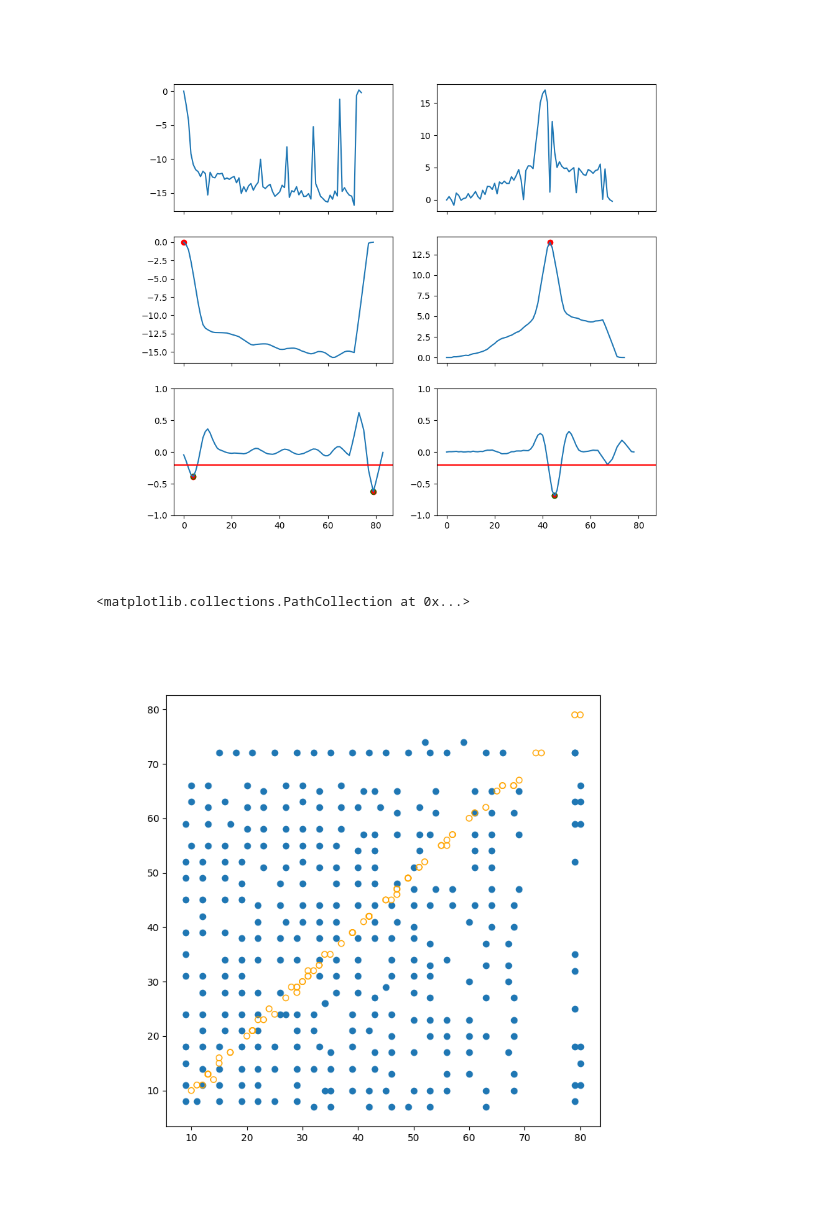
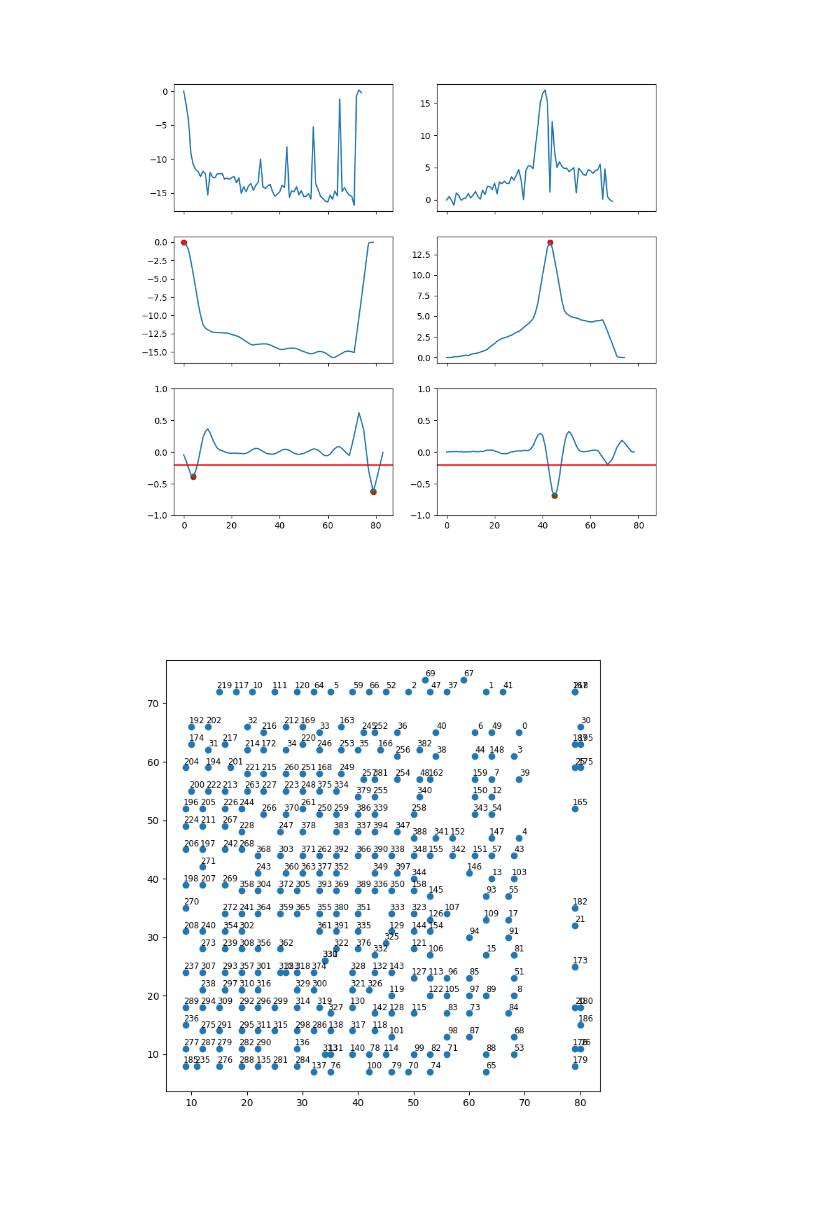
Before and after one commit to wilbertras/spatial-mapping, a Jupyter notebook: Mappings/LT343chip5/mapping_LT343chip5.ipynb, the cells around one changed output. Drawn from its saved outputs; the diff is of its cells as text; code cells hidden in the pictures.

```diff
--- a/Mappings/LT343chip5/mapping_LT343chip5.ipynb
+++ b/Mappings/LT343chip5/mapping_LT343chip5.ipynb
@@ -96,10 +98,12 @@ smooth_d2s21s = np.empty((len(xfiles)+9, 2, len(locs)))
 smooth_d2s21s[:] = np.nan
 window = np.ones(sw)/sw
 dwindow = np.ones(dw)/dw
-pos = np.empty((nr_kids, 2))
+pos = np.empty((nr_kids, 3))
 pos[:] = np.nan
-semi_pos = np.empty((nr_kids, 2))
+pos[:, 2] = np.arange(nr_kids)
+semi_pos = np.empty((nr_kids, 3))
 semi_pos[:] = np.nan
+semi_pos[:, 2] = np.arange(nr_kids)
 nr_good = 0
 nr_semi = 0
 bad = []
@@ -140,11 +144,11 @@ for i in range(nr_kids):
         bad.append(i)
         if len(locx) == 1:
             cx = np.round((propx['right_ips'] + propx['left_ips']) / 2)
-            semi_pos[i, 1] = np.nanargmin(d2x)
+            semi_pos[i, 1] = np.nanargmin(d2y)
             semi_pos[i, 0] =  cx
         if len(locy) == 1:
             cy = np.round((propy['right_ips'] + propy['left_ips']) / 2)
-            semi_pos[i, 0] = np.nanargmin(d2y)
+            semi_pos[i, 0] = np.nanargmin(d2x)
             semi_pos[i, 1] =  cy
         nr_semi += 1
         # print('one peak at: ', i)
@@ -195,11 +199,13 @@ ax['f'].scatter(cy, -propy['peak_heights'], c='None', edgecolor='g')
 [figure]
 # %%
 fig, ax = plt.subplots(figsize=(8, 8))
-ax.scatter(*pos.T)
-ax.scatter(*semi_pos.T, c='None', edgecolor='orange')
+ax.scatter(*pos[:, :2].T)
+for coord in pos:
+    if ~np.any(np.isnan(coord)):
+        text = ax.text(coord[0]+1, coord[1]+1, str(int(coord[2])), ha="center", va="center", color="k", fontsize='small',zorder=4)
+# ax.scatter(*semi_pos.T, c='None', edgecolor='orange')
 # %% [output]
-<matplotlib.collections.PathCollection at 0x...>
-[figure, old version]
+[figure, new version]
 # %%
 fs = freqs[locs]*1e9
 dfs = fs[1:]-fs[:-1]
```
Also changed, not shown: parts of 2 cells of this notebook, 5 other files.
